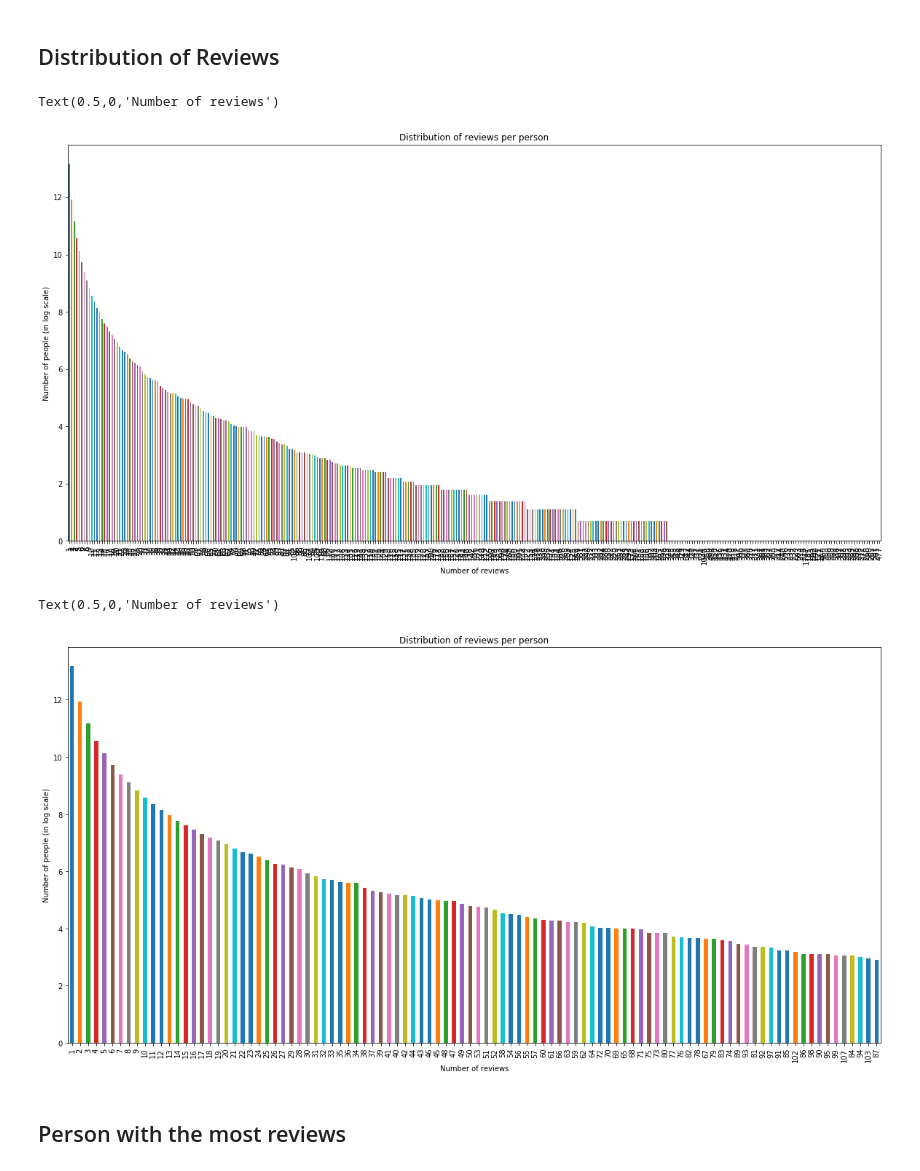
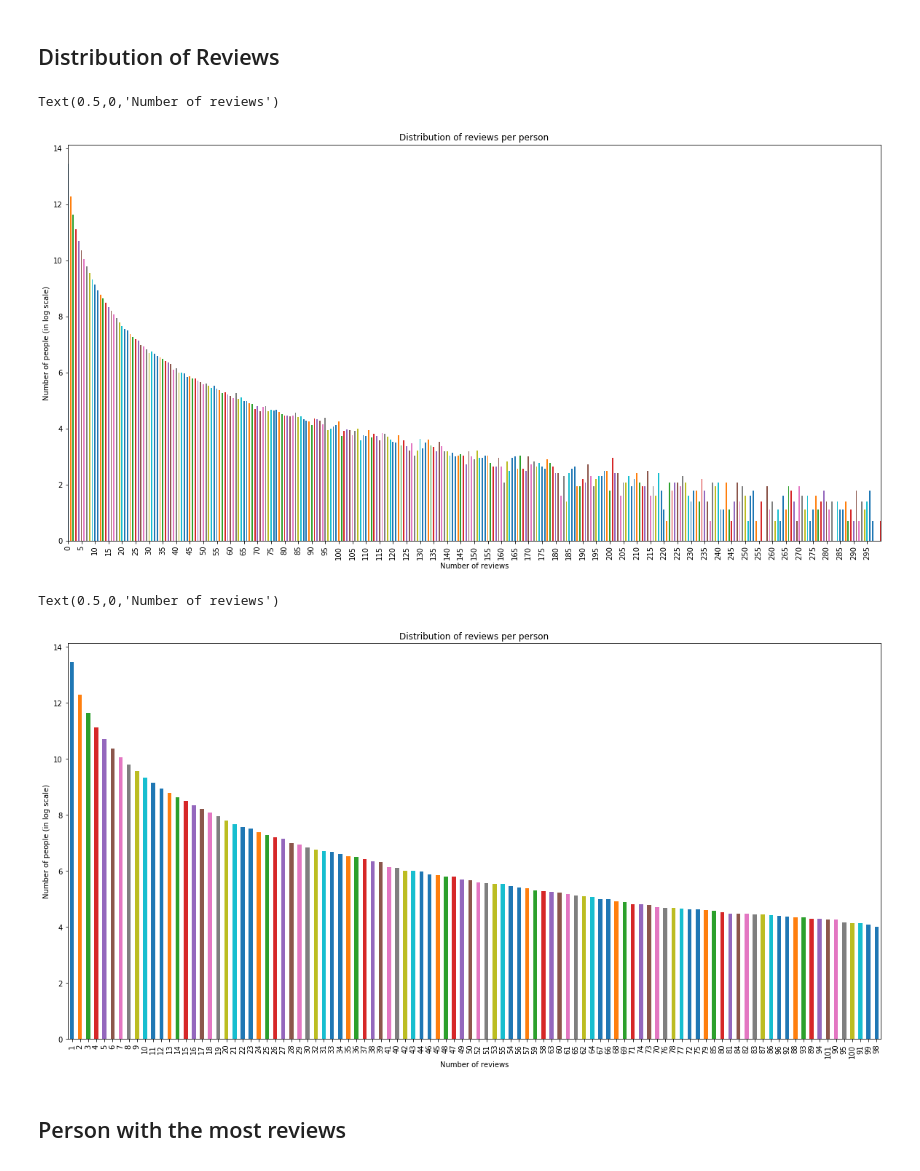
Before and after one commit to saravrajavelu/Yelp-Recommendation, a Jupyter notebook: Yelp.ipynb, the cells around one changed output. Saved outputs shown, nothing was run; the diff lists cells and outputs as text; code cells hidden in the pictures.

```diff
--- a/Yelp.ipynb
+++ b/Yelp.ipynb
@@ -87,0 +92,4 @@ Index(['business_id', 'date', 'review_id', 'stars', 'text', 'useful',
+# %%
+review.columns = ['business_id', 'date', 'review_id', 'review_stars', 'text', 'useful','user_id']
+review['review_length'] = review.text.apply(len)
+review.columns
@@ -166,10 +182,10 @@ memory usage: 50.6+ MB
 # %% [markdown]
 ## Using only half the data
 # %%
-# train_test_split
-business, _ = train_test_split(business, test_size = 0.5)
-review, _ = train_test_split(review, test_size = 0.5)
-user, _ = train_test_split(user, test_size = 0.5)
+# # train_test_split
+# business, _ = train_test_split(business, test_size = 0.5)
+# review, _ = train_test_split(review, test_size = 0.5)
+# user, _ = train_test_split(user, test_size = 0.5)
 # %% [markdown]
 # Exploratory Data Analysis
 # %% [markdown]
@@ -177,19 +195,22 @@ user, _ = train_test_split(user, test_size = 0.5)
 # %%
-dist_reviews = review.user_id.value_counts().value_counts()
+ax = np.log(dist_reviews).sort_index().plot(kind = 'bar', title = 'Distribution of reviews per person', figsize = (20,10))
 
-ax = np.log(dist_reviews).plot(kind = 'bar', title = 'Distribution of reviews per person', figsize = (20,10))
+
+ax.set_xlim(0, 300)
+ax.set_xticklabels(np.arange(0, 300, 5))
+ax.xaxis.set_ticks(np.arange(0, 300, 5))
 ax.set_ylabel("Number of people (in log scale)")
 ax.set_xlabel("Number of reviews")
 # %% [output]
 Text(0.5,0,'Number of reviews')
-[figure, old version]
+[figure, new version]
 # %%
 ax = np.log(dist_reviews[ :100]).plot(kind = 'bar', title = 'Distribution of reviews per person', figsize = (20,10))
 ax.set_ylabel("Number of people (in log scale)")
 ax.set_xlabel("Number of reviews")
 # %% [output]
 Text(0.5,0,'Number of reviews')
-[figure, old version]
+[figure, new version]
 # %% [markdown]
 ## Person with the most reviews
 # %%
```
Also changed, not shown: parts of 52 cells of this notebook.
